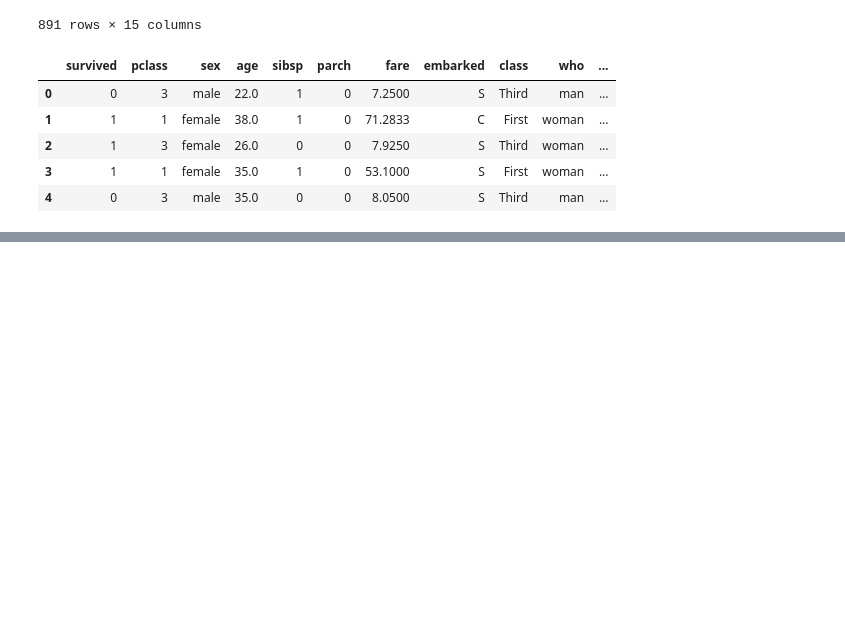
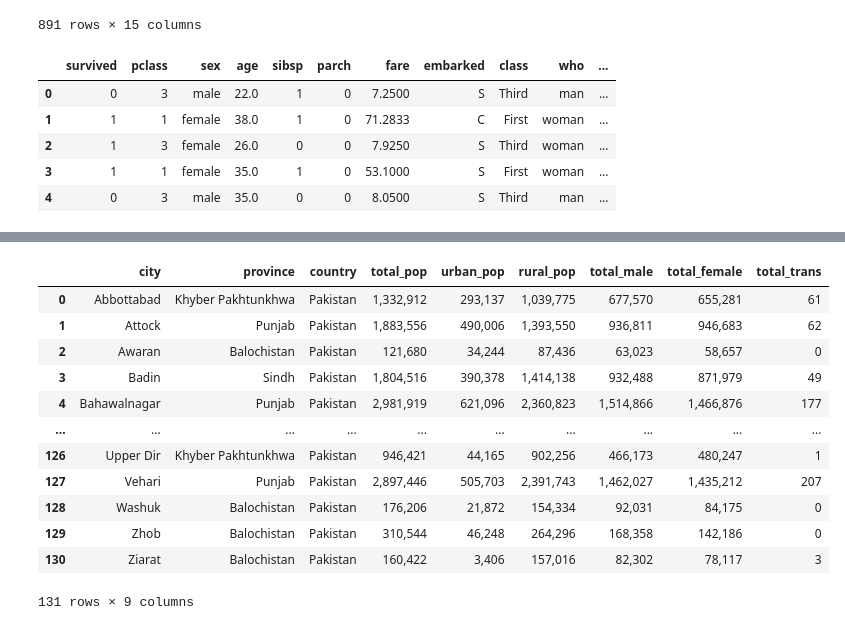
Before and after one commit to waqarunnabi/python-for-data-science, a Jupyter notebook: 12.casestudy.ipynb, the cells around one changed output, grey strips where cells are left out. Drawn from its saved outputs; the diff is of its cells as text; code cells hidden in the pictures; blank space fills up the shorter version.

```diff
--- a/12.casestudy.ipynb
+++ b/12.casestudy.ipynb
@@ -35,0 +186,17 @@ kashti.head()
+# %%
+pop = pd.read_csv("data/population_pk_17-19.csv")
+pop
+# %% [output]
+|  | city | province | country | total_pop | urban_pop | rural_pop | total_male | total_female | total_trans |
+| 0 | Abbottabad | Khyber Pakhtunkhwa | Pakistan | 1,332,912 | 293,137 | 1,039,775 | 677,570 | 655,281 | 61 |
+| 1 | Attock | Punjab | Pakistan | 1,883,556 | 490,006 | 1,393,550 | 936,811 | 946,683 | 62 |
+| 2 | Awaran | Balochistan | Pakistan | 121,680 | 34,244 | 87,436 | 63,023 | 58,657 | 0 |
+| 3 | Badin | Sindh | Pakistan | 1,804,516 | 390,378 | 1,414,138 | 932,488 | 871,979 | 49 |
+| 4 | Bahawalnagar | Punjab | Pakistan | 2,981,919 | 621,096 | 2,360,823 | 1,514,866 | 1,466,876 | 177 |
+| ... | ... | ... | ... | ... | ... | ... | ... | ... | ... |
+| 126 | Upper Dir | Khyber Pakhtunkhwa | Pakistan | 946,421 | 44,165 | 902,256 | 466,173 | 480,247 | 1 |
+| 127 | Vehari | Punjab | Pakistan | 2,897,446 | 505,703 | 2,391,743 | 1,462,027 | 1,435,212 | 207 |
+| 128 | Washuk | Balochistan | Pakistan | 176,206 | 21,872 | 154,334 | 92,031 | 84,175 | 0 |
+| 129 | Zhob | Balochistan | Pakistan | 310,544 | 46,248 | 264,296 | 168,358 | 142,186 | 0 |
+| 130 | Ziarat | Balochistan | Pakistan | 160,422 | 3,406 | 157,016 | 82,302 | 78,117 | 3 |
+131 rows × 9 columns
```
Also changed, not shown: parts of 24 cells of this notebook.
